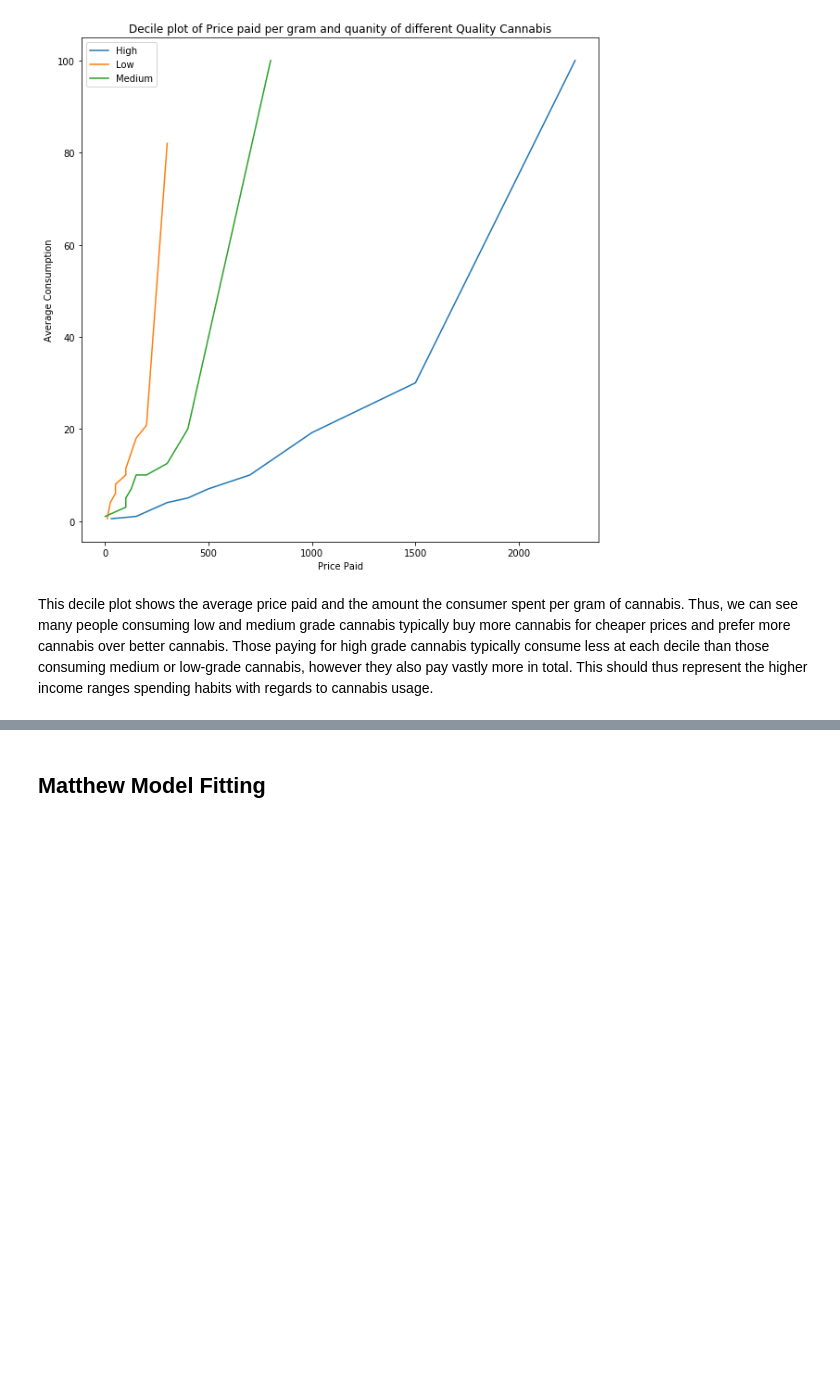
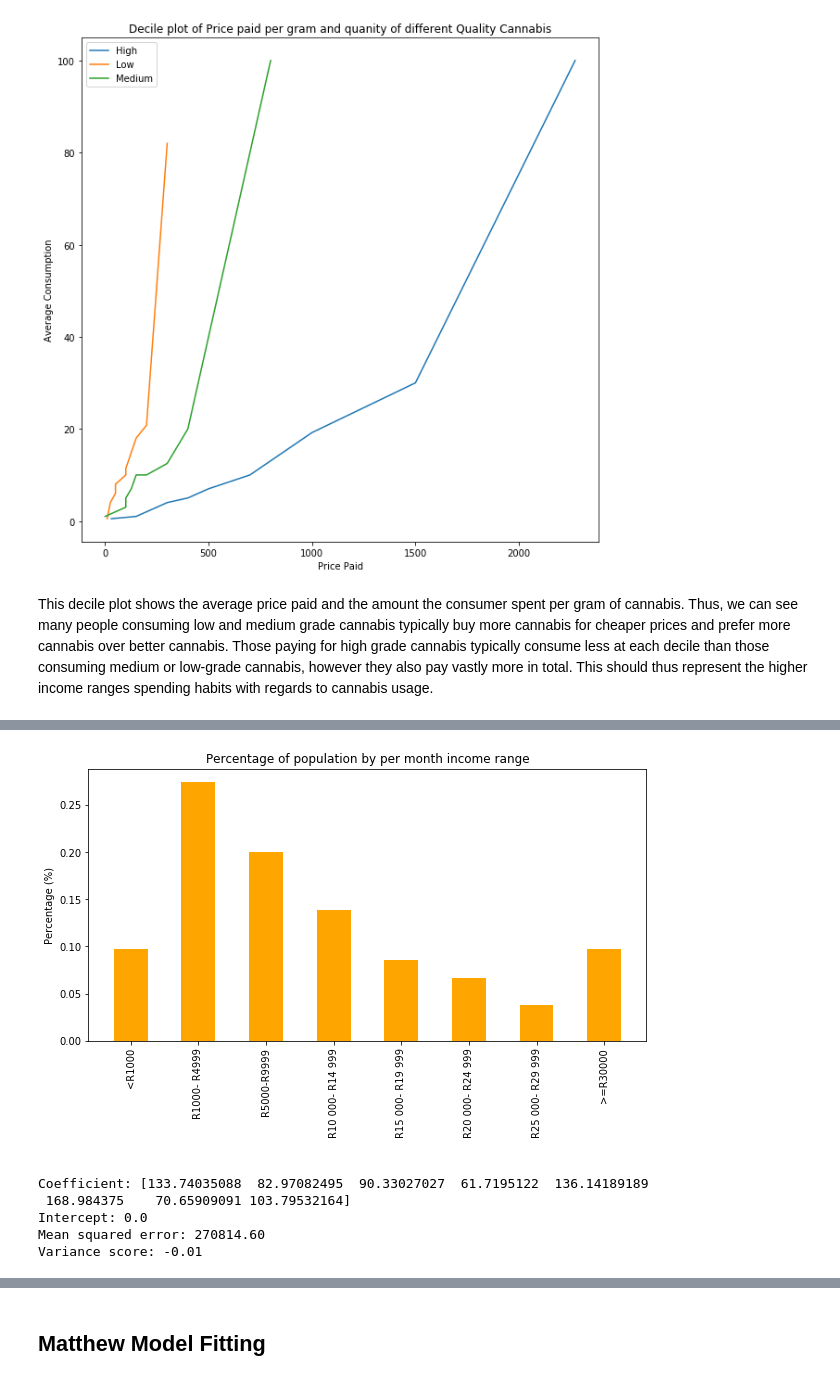
Before and after one commit to Matkicail/DAE-Project, a Jupyter notebook: daeRough.ipynb, the cells around one changed output, grey strips where cells are left out. Saved outputs shown, nothing was run; the diff lists cells and outputs as text; code cells hidden in the pictures; blank space fills up the shorter version.

```diff
--- a/daeRough.ipynb
+++ b/daeRough.ipynb
@@ -2769,0 +2785,68 @@ This decile plot shows the average price paid and the amount the consumer spent
+# %%
+plotData = dataset.copy()
+columns = plotData.columns.tolist()
+indeces = get_indeces("q5",columns)
+
+avgGramsIncome = dataset.iloc[:,indeces]
+columns = ['q5_< R1000 (less than R1000)',
+ 'q5_R1000- R4999',
+ 'q5_R5000-R9999',
+ 'q5_R10 000- R14 999',
+ 'q5_R15 000- R19 999',
+ 'q5_R20 000- R24 999',
+ 'q5_R25 000- R29 999',
+ 'q5_R30 000 and above',
+ 'q5_Undisclosed']
+
+avgGramsIncome = avgGramsIncome.reindex(columns=columns)
+labels = avgGramsIncome.columns.tolist()[:-1]
+
+probs = []
+temp = np.count_nonzero(avgGramsIncome, axis=0)
+for col in temp[:-1]:
+    probs.append(col/np.sum(temp))
+
+for i in range(len(labels)):
+    labels[i] = labels[i][3:]
+
+labels[0] = "<R1000"
+labels[-1] = ">=R30000"
+
+plt.figure(figsize=(10,5))
+plt.title('Percentage of population by per month income range')
+plt.xlabel(' ')
+plt.ylabel('Percentage (%)')
+plt.xticks(rotation=90)
+plt.bar(labels,probs,color="orange",width=0.5)
+plt.show()
+# %% [output]
+[figure, added]
+# %%
+plotData = dataset.copy()
+plotData = plotData.fillna(0)
+train, test = train_test_split(plotData, test_size=0.2,random_state = 0)
+
+y_train = train['q10']
+x_train = train[['q5_< R1000 (less than R1000)','q5_R1000- R4999','q5_R5000-R9999','q5_R10 000- R14 999','q5_R15 000- R19 999','q5_R20 000- R24 999','q5_R25 000- R29 999','q5_R30 000 and above']]
+#x_train = train.drop(['q10'], axis=1)
+#x_train = train.drop(['q1'], axis=1)
+
+y_test = test['q10']
+#x_test = test.drop(['q10'], axis=1)
+#x_test = test.drop(['q1'], axis=1)
+x_test = test[['q5_< R1000 (less than R1000)','q5_R1000- R4999','q5_R5000-R9999','q5_R10 000- R14 999','q5_R15 000- R19 999','q5_R20 000- R24 999','q5_R25 000- R29 999','q5_R30 000 and above']]
+
+model = LinearRegression(fit_intercept = False)
+model.fit(x_train,y_train)
+params = np.append(model.intercept_, model.coef_)
+predicted = model.predict(x_test)
+print('Coefficient:',model.coef_)
+print("Intercept:",model.intercept_)
+print("Mean squared error: %.2f"% mean_squared_error(y_test, predicted))
+print('Variance score: %.2f' % r2_score(y_test, predicted))
+# %% [output]
+Coefficient: [133.74035088  82.97082495  90.33027027  61.7195122  136.14189189
+ 168.984375    70.65909091 103.79532164]
+Intercept: 0.0
+Mean squared error: 270814.60
+Variance score: -0.01
```
Also changed, not shown: parts of 40 cells of this notebook.
